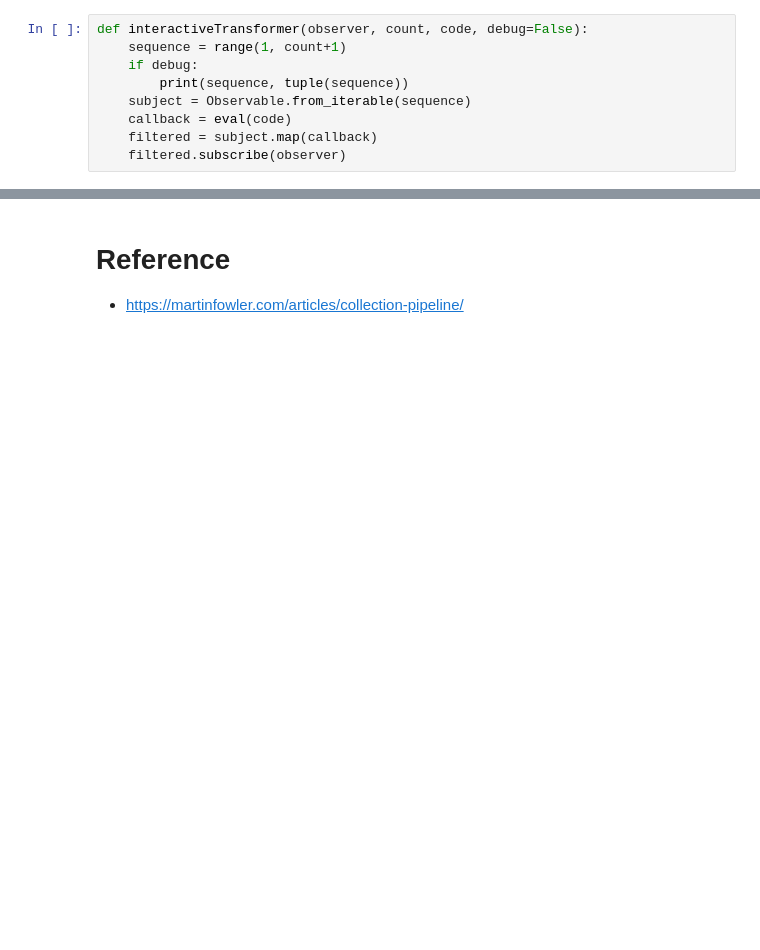
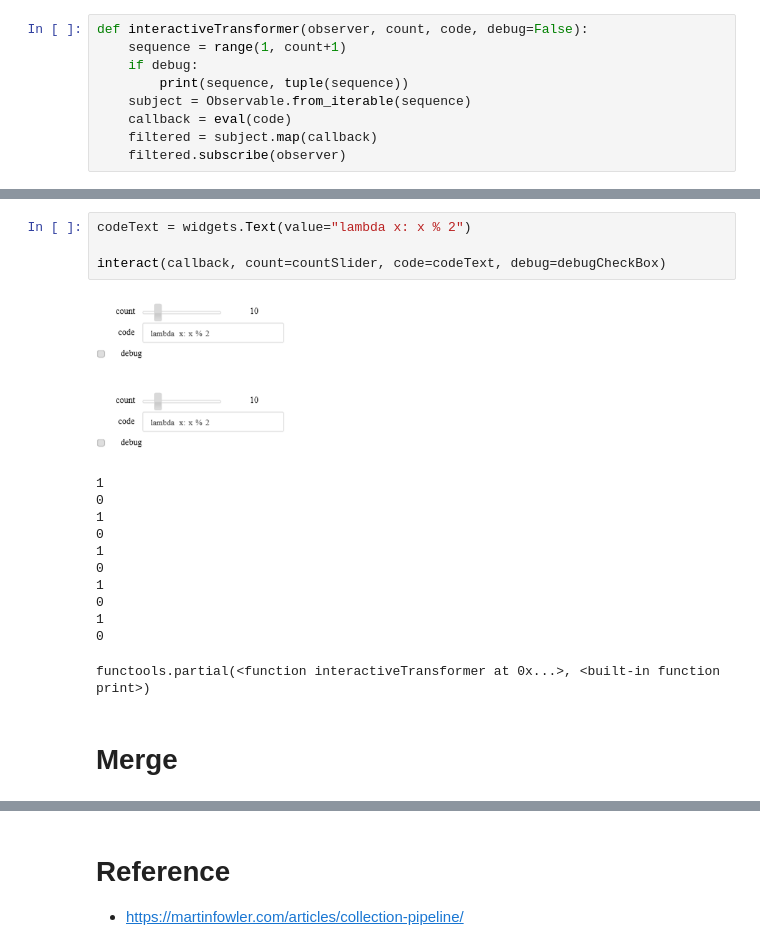
Before and after one commit to satishgoda/learning, a Jupyter notebook: python/libs/rxpy/1_rxpy_intro.ipynb, the cells around one changed output, grey strips where cells are left out. Drawn from its saved outputs; the diff is of its cells as text; blank space fills up the shorter version.

```diff
--- a/python/libs/rxpy/1_rxpy_intro.ipynb
+++ b/python/libs/rxpy/1_rxpy_intro.ipynb
@@ -321,0 +321,20 @@ range(1, 11) (1, 2, 3, 4, 5, 6, 7, 8, 9, 10)
+# %%
+codeText = widgets.Text(value="lambda x: x % 2")
+
+interact(callback, count=countSlider, code=codeText, debug=debugCheckBox)
+# %% [output]
+[figure, added]
+[figure, added]
+1
+0
+1
+0
+1
+0
+1
+0
+1
+0
+functools.partial(<function interactiveTransformer at 0x...>, <built-in function print>)
+# %% [markdown]
+# Merge
```
Also changed, not shown: parts of 19 cells of this notebook.
